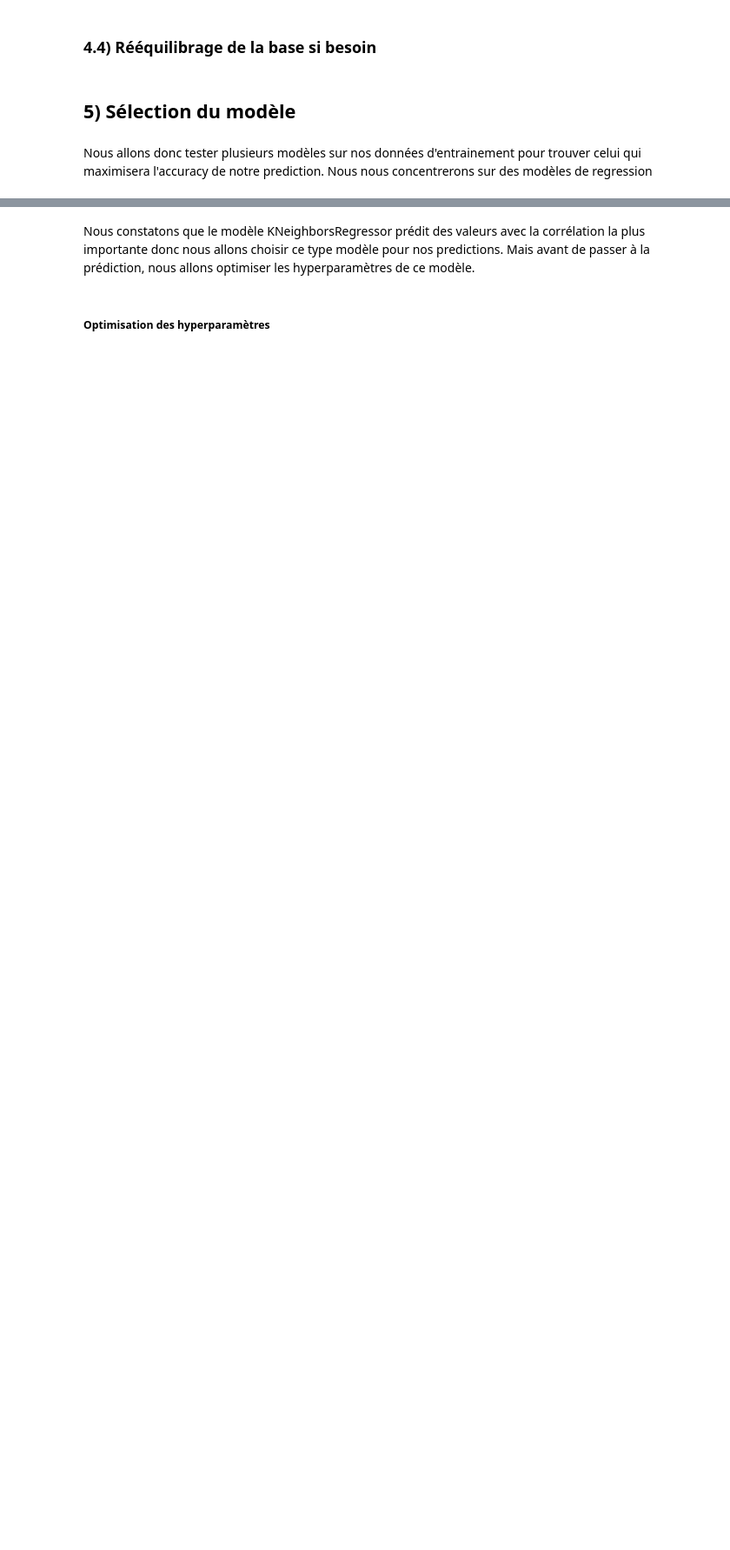
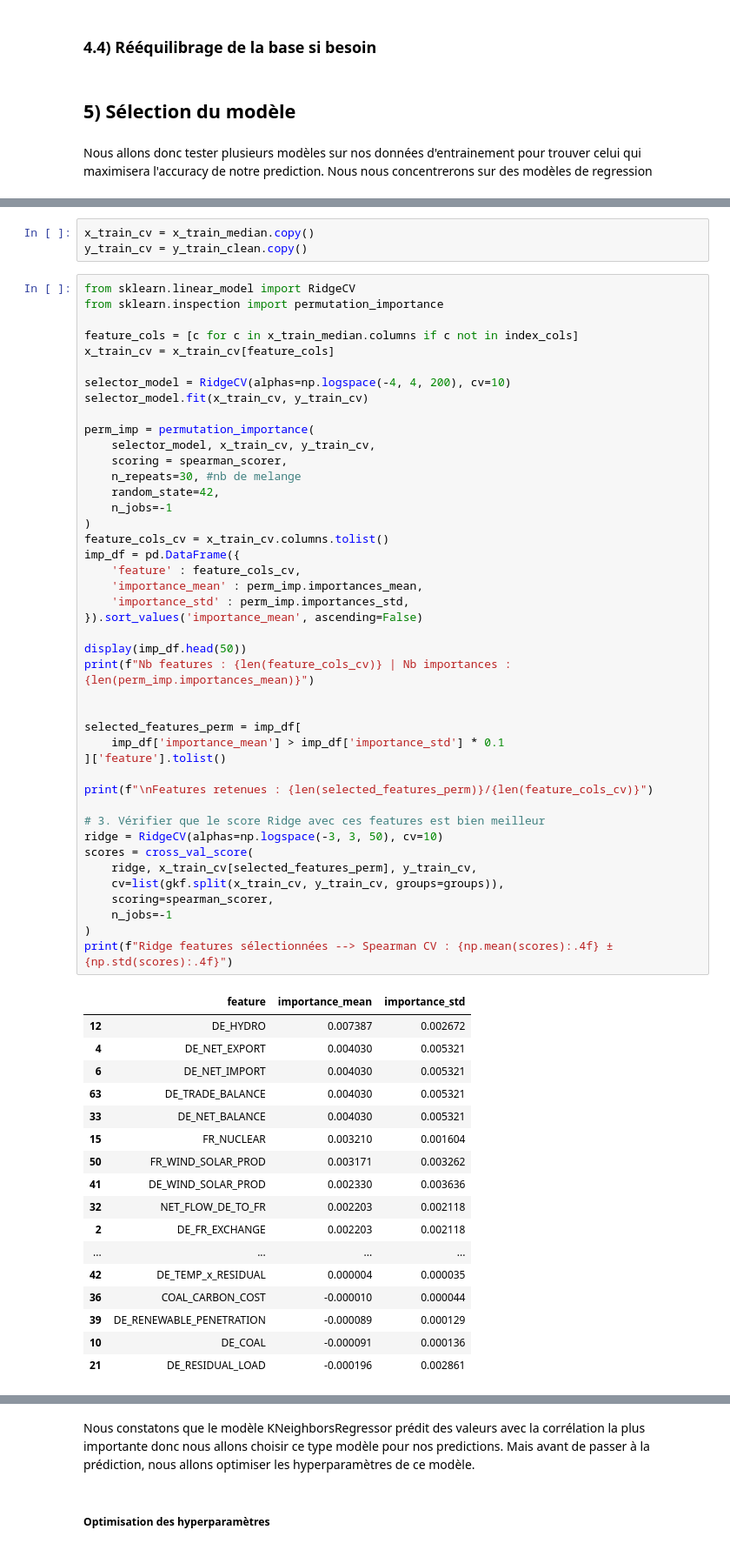
Before and after one commit to yvesmarix/PROJET-QRT-ELEC, a Jupyter notebook: main_bis.ipynb, the cells around one changed output, grey strips where cells are left out. Shown at 87% size. Cells and saved outputs as stored; diff of their text form; blank space fills up the shorter version.

Commit message:
optimisation du Ridge CV

```diff
--- a/main_bis.ipynb
+++ b/main_bis.ipynb
@@ -497,0 +500,64 @@ K-Neighbors Regression
+# %%
+x_train_cv = x_train_median.copy()
+y_train_cv = y_train_clean.copy()
+# %%
+from sklearn.linear_model import RidgeCV
+from sklearn.inspection import permutation_importance
+
+feature_cols = [c for c in x_train_median.columns if c not in index_cols]
+x_train_cv = x_train_cv[feature_cols]
+
+selector_model = RidgeCV(alphas=np.logspace(-4, 4, 200), cv=10)
+selector_model.fit(x_train_cv, y_train_cv)
+
+perm_imp = permutation_importance(
+    selector_model, x_train_cv, y_train_cv,
+    scoring = spearman_scorer,
+    n_repeats=30, #nb de melange
+    random_state=42,
+    n_jobs=-1
+)
+feature_cols_cv = x_train_cv.columns.tolist()
+imp_df = pd.DataFrame({
+    'feature' : feature_cols_cv,
+    'importance_mean' : perm_imp.importances_mean,
+    'importance_std' : perm_imp.importances_std,
+}).sort_values('importance_mean', ascending=False)
+
+display(imp_df.head(50))
+print(f"Nb features : {len(feature_cols_cv)} | Nb importances : {len(perm_imp.importances_mean)}")
+
+
+selected_features_perm = imp_df[
+    imp_df['importance_mean'] > imp_df['importance_std'] * 0.1
+]['feature'].tolist()
+
+print(f"\nFeatures retenues : {len(selected_features_perm)}/{len(feature_cols_cv)}")
+
+# 3. Vérifier que le score Ridge avec ces features est bien meilleur
+ridge = RidgeCV(alphas=np.logspace(-3, 3, 50), cv=10)
+scores = cross_val_score(
+    ridge, x_train_cv[selected_features_perm], y_train_cv,
+    cv=list(gkf.split(x_train_cv, y_train_cv, groups=groups)),
+    scoring=spearman_scorer,
+    n_jobs=-1
+)
+print(f"Ridge features sélectionnées --> Spearman CV : {np.mean(scores):.4f} ± {np.std(scores):.4f}")
+# %% [output]
+|  | feature | importance_mean | importance_std |
+| 12 | DE_HYDRO | 0.007387 | 0.002672 |
+| 4 | DE_NET_EXPORT | 0.004030 | 0.005321 |
+| 6 | DE_NET_IMPORT | 0.004030 | 0.005321 |
+| 63 | DE_TRADE_BALANCE | 0.004030 | 0.005321 |
+| 33 | DE_NET_BALANCE | 0.004030 | 0.005321 |
+| 15 | FR_NUCLEAR | 0.003210 | 0.001604 |
+| 50 | FR_WIND_SOLAR_PROD | 0.003171 | 0.003262 |
+| 41 | DE_WIND_SOLAR_PROD | 0.002330 | 0.003636 |
+| 32 | NET_FLOW_DE_TO_FR | 0.002203 | 0.002118 |
+| 2 | DE_FR_EXCHANGE | 0.002203 | 0.002118 |
+| ... | ... | ... | ... |
+| 42 | DE_TEMP_x_RESIDUAL | 0.000004 | 0.000035 |
+| 36 | COAL_CARBON_COST | -0.000010 | 0.000044 |
+| 39 | DE_RENEWABLE_PENETRATION | -0.000089 | 0.000129 |
+| 10 | DE_COAL | -0.000091 | 0.000136 |
+| 21 | DE_RESIDUAL_LOAD | -0.000196 | 0.002861 |
```
Also changed, not shown: parts of 3 cells of this notebook.
